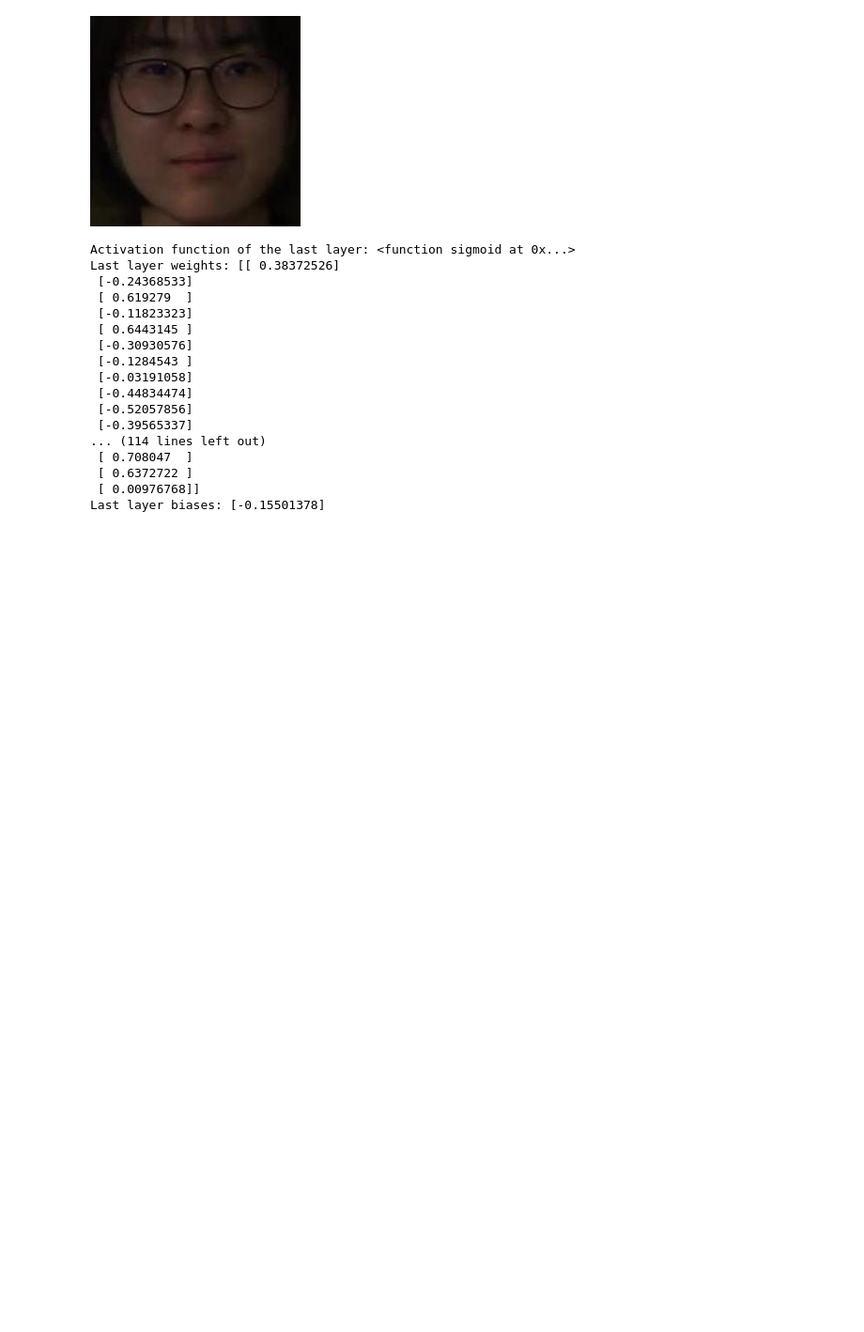
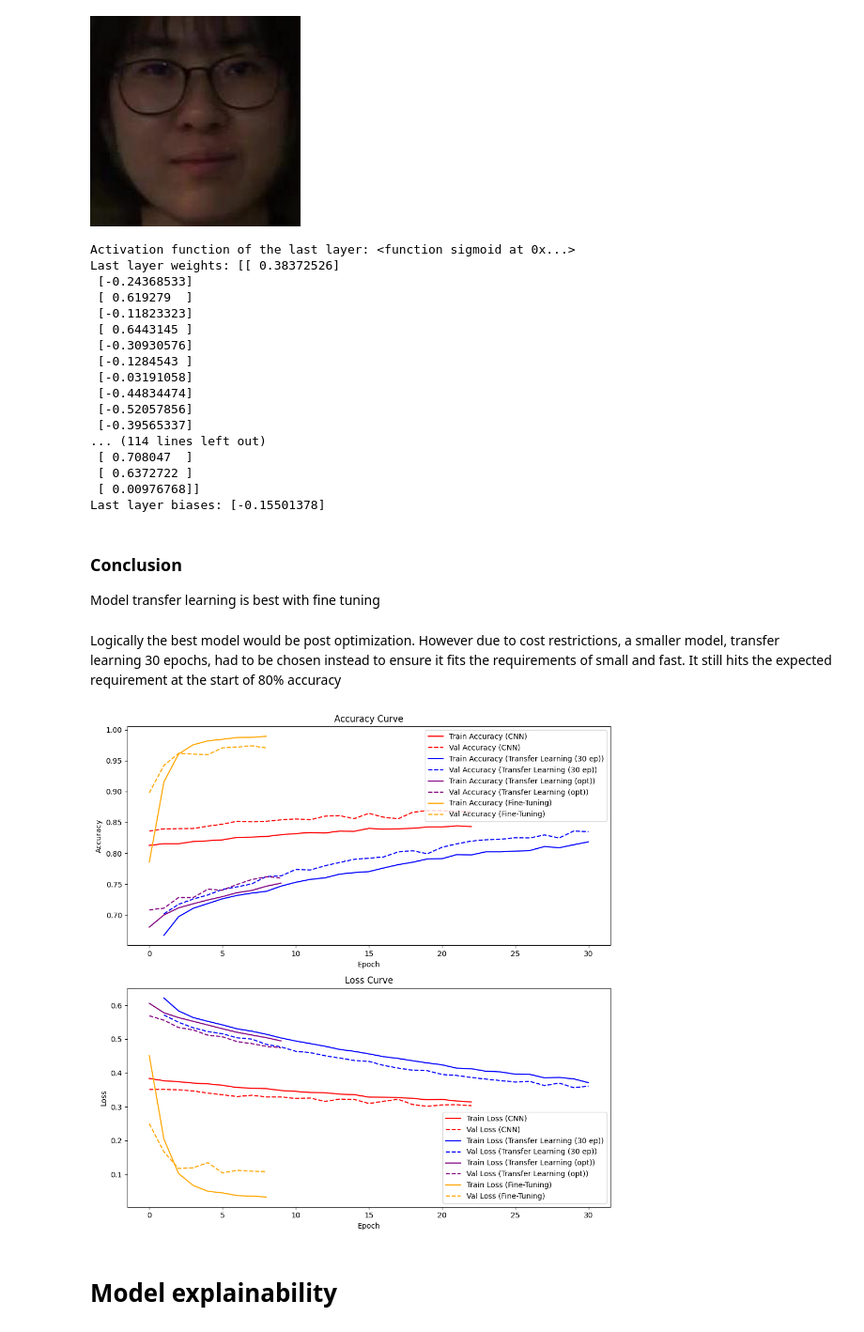
Before and after one commit to Afishally/Deepfake-Model-V1, a Jupyter notebook: training.ipynb, the cells around one changed output. Shown: that part at 94% size. Drawn from its saved outputs; the diff is of its cells as text; code cells hidden in the pictures; blank space fills up the shorter version.

```diff
--- a/training.ipynb
+++ b/training.ipynb
@@ -478,3 +458,22 @@ Epoch 30/30
 904/904 ━━━━━━━━━━━━━━━━━━━━ 108s 119ms/step - accuracy: 0.8185 - loss: 0.3711 - val_accuracy: 0.8350 - val_loss: 0.3607
 WARNING:absl:You are saving your model as an HDF5 file via `model.save()` or `keras.saving.save_model(model)`. This file format is considered legacy. We recommend using instead the native Keras format ...
 [figure]
+# %%
+import pandas as pd
+
+# Create a dictionary with the epoch and corresponding values
+data = {
+    'epoch': [1, 2, 3, 4, 5, 6, 7, 8, 9, 10, 11, 12, 13, 14, 15, 16, 17, 18, 19, 20, 21, 22, 23, 24, 25, 26, 27, 28, 29, 30],
+    'accuracy': [0.6672, 0.6973, 0.7109, 0.7186, 0.7263, 0.7318, 0.7355, 0.7384, 0.7468, 0.7530, 0.7577, 0.7602, 0.7662, 0.7687, 0.7703, 0.7761, 0.7815, 0.7855, 0.7908, 0.7912, 0.7978, 0.7973, 0.8024, 0.8024, 0.8033, 0.8044, 0.8109, 0.8089, 0.8138, 0.8185],
+    'loss': [0.6212, 0.5832, 0.5635, 0.5523, 0.5419, 0.5302, 0.5232, 0.5140, 0.5032, 0.4942, 0.4866, 0.4787, 0.4693, 0.4637, 0.4562, 0.4480, 0.4427, 0.4358, 0.4294, 0.4238, 0.4139, 0.4123, 0.4049, 0.4029, 0.3961, 0.3956, 0.3853, 0.3865, 0.3822, 0.3711],
+    'val_accuracy': [0.7020, 0.7174, 0.7259, 0.7325, 0.7416, 0.7456, 0.7504, 0.7624, 0.7633, 0.7737, 0.7729, 0.7798, 0.7851, 0.7902, 0.7920, 0.7940, 0.8022, 0.8041, 0.7992, 0.8097, 0.8152, 0.8197, 0.8219, 0.8226, 0.8251, 0.8248, 0.8297, 0.8248, 0.8360, 0.8350],
+    'val_loss': [0.5711, 0.5496, 0.5334, 0.5224, 0.5154, 0.5038, 0.4999, 0.4841, 0.4768, 0.4638, 0.4598, 0.4507, 0.4438, 0.4366, 0.4339, 0.4223, 0.4141, 0.4079, 0.4065, 0.3954, 0.3923, 0.3865, 0.3815, 0.3771, 0.3730, 0.3748, 0.3625, 0.3699, 0.3563, 0.3607]
+}
+
+# Convert to DataFrame
+df = pd.DataFrame(data)
+
+# Save the DataFrame to an Excel file
+df.to_csv('training_log_X_V2.csv', index=False)
+
+print("Excel file created!")
@@ -718,3 +721,59 @@ Last layer weights: [[ 0.38372526]
  [ 0.6372722 ]
  [ 0.00976768]]
 Last layer biases: [-0.15501378]
+# %% [markdown]
+### Conclusion
+Model transfer learning is best with fine tuning
+# %% [markdown]
+Logically the best model would be post optimization. However due to cost restrictions, a smaller model, transfer learning 30 epochs, had to be chosen instead to ensure it fits the requirements of small and fast. It still hits the expected requirement at the start of 80% accuracy
+# %%
+import pandas as pd
+import matplotlib.pyplot as plt
+
+# Load training logs
+log_files = {
+    "CNN": "training_log_CNN.csv",
+    "Transfer Learning (30 ep)": "training_log_X_V2.csv",
+    "Transfer Learning (opt)": "training_log_transfer_learning.csv",
+    "Fine-Tuning": "training_log_fine_tuning.csv",
+}
+
+logs = {name: pd.read_csv(file) for name, file in log_files.items()}
+
+# Plot
+fig, ax = plt.subplots(2, 1, figsize=(10, 10))
+
+# Colors for each model
+colors = {
+    "CNN": "red",
+    "Transfer Learning (30 ep)": "blue",
+    "Transfer Learning (opt)": "purple",
+    "Fine-Tuning": "orange",
+}
+
+# Plot accuracy curves
+for name, data in logs.items():
+    ax[0].plot(data["epoch"], data["accuracy"], label=f"Train Accuracy ({name})", color=colors[name])
+    ax[0].plot(data["epoch"], data["val_accuracy"], label=f"Val Accuracy ({name})", color=colors[name], linestyle='--')
+
+ax[0].set_title("Accuracy Curve")
+ax[0].set_xlabel("Epoch")
+ax[0].set_ylabel("Accuracy")
+ax[0].legend()
+
+# Plot loss curves
+for name, data in logs.items():
+    ax[1].plot(data["epoch"], data["loss"], label=f"Train Loss ({name})", color=colors[name])
+    ax[1].plot(data["epoch"], data["val_loss"], label=f"Val Loss ({name})", color=colors[name], linestyle='--')
+
+ax[1].set_title("Loss Curve")
+ax[1].set_xlabel("Epoch")
+ax[1].set_ylabel("Loss")
+ax[1].legend()
+
+plt.tight_layout()
+plt.show()
+# %% [output]
+[figure, added]
+# %% [markdown]
+# Model explainability
```
Also changed, not shown: parts of 19 cells of this notebook.
